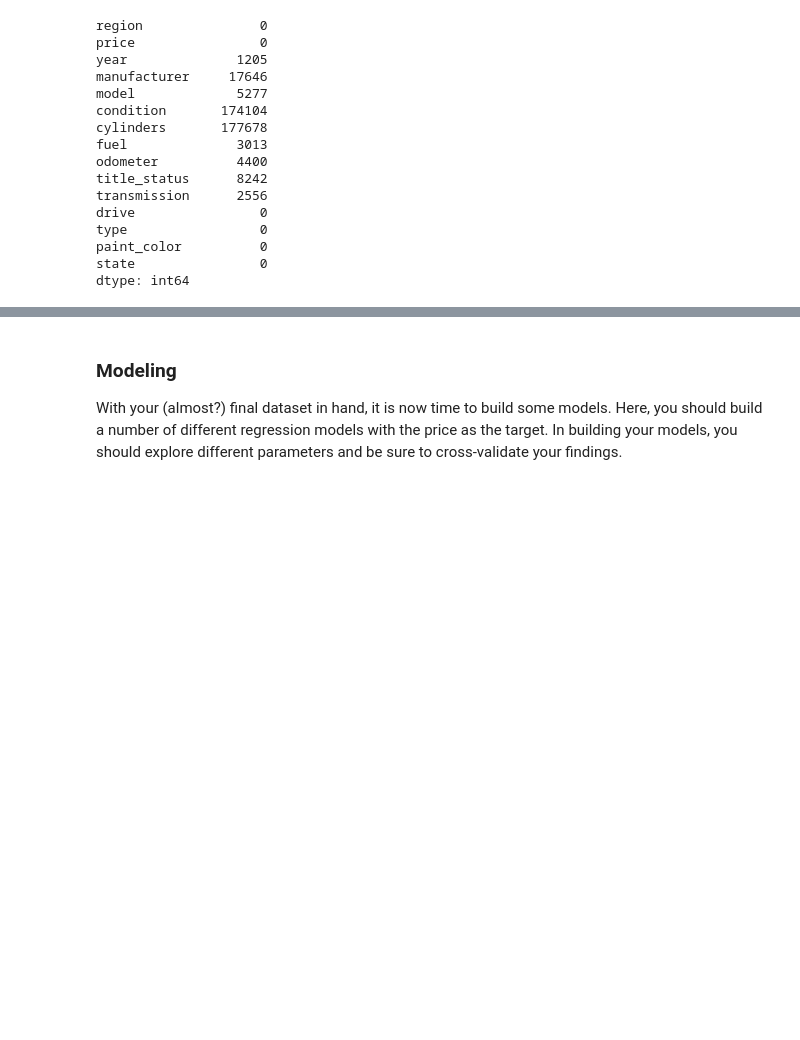
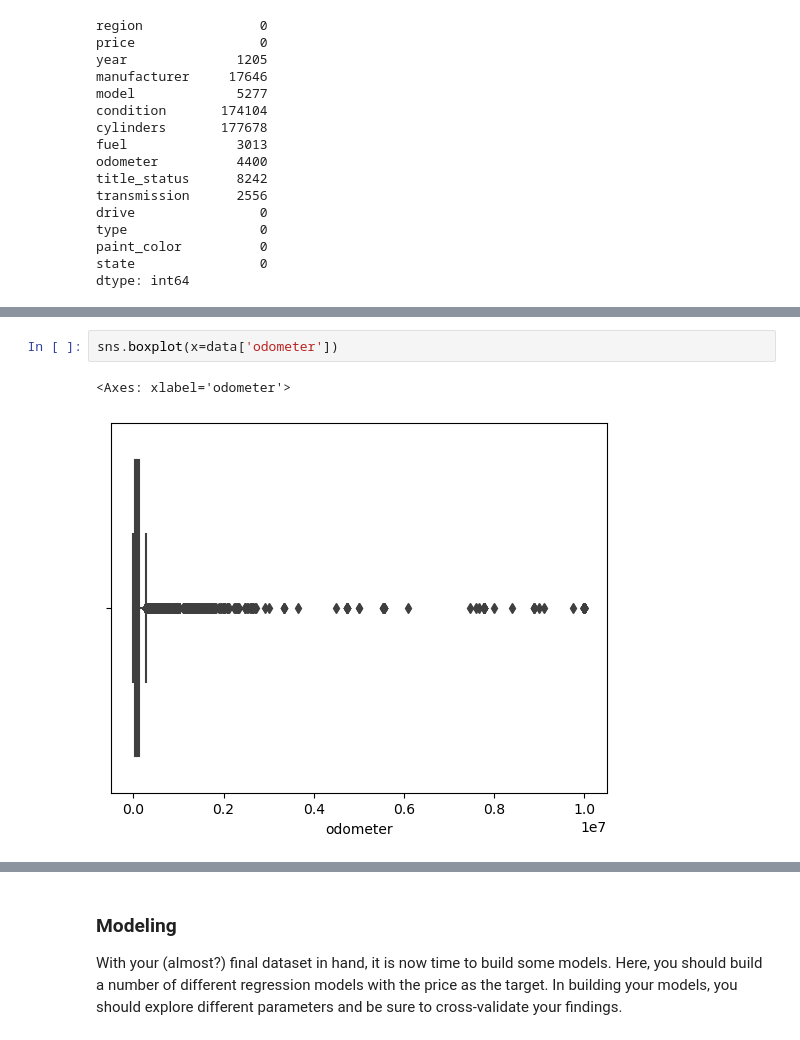
Before and after one commit to Hoomaaan/What-Drives-Prices-of-a-Car, a Jupyter notebook: prompt_II.ipynb, the cells around one changed output, grey strips where cells are left out. Cells and saved outputs as stored; diff of their text form; blank space fills up the shorter version.

```diff
--- a/prompt_II.ipynb
+++ b/prompt_II.ipynb
@@ -224,0 +341,5 @@ dtype: int64
+# %%
+sns.boxplot(x=data['odometer'])
+# %% [output]
+<Axes: xlabel='odometer'>
+[figure, added]
```
Also changed, not shown: parts of 32 cells of this notebook.
